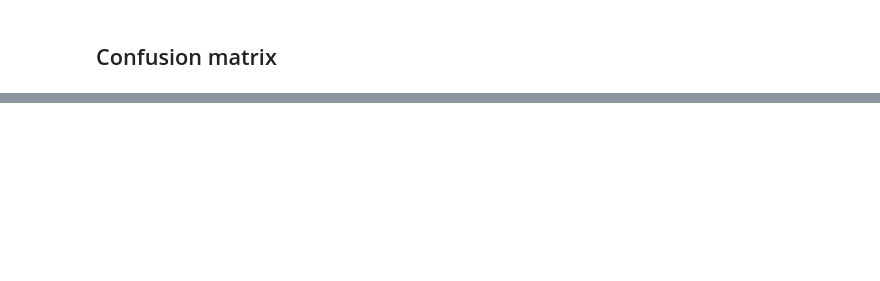
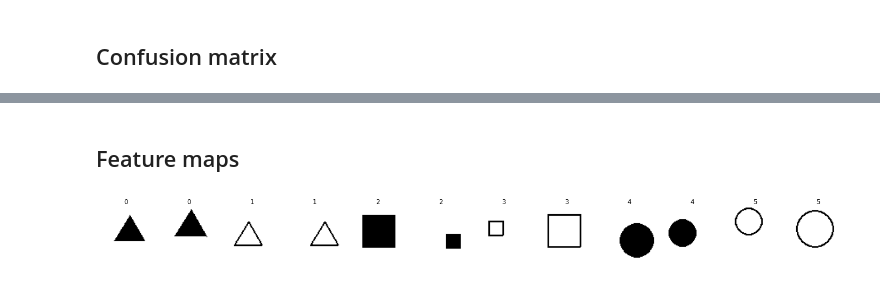
Before and after one commit to steps137/ML, a Jupyter notebook: NN/CNN_Patterns.ipynb, the cells around one changed output, grey strips where cells are left out. Cells and saved outputs as stored; diff of their text form; code cells hidden in the pictures; blank space fills up the shorter version.

```diff
--- a/NN/CNN_Patterns.ipynb
+++ b/NN/CNN_Patterns.ipynb
@@ -446,0 +506,19 @@ classes accuracy: [0.8  1.   0.64 1.   0.44 0.36 0.44 0.6 ]
+# %% [markdown]
+## Feature maps
+# %%
+N_images = NUM_CLASSES*2
+X, Y = create_shapes(NUM_CLASSES, 2)
+X = np.array(X).mean(axis=3, keepdims=True)
+
+inp  = torch.tensor(X, dtype=torch.float32).permute(0, 3, 1, 2)/255.  # channel first
+
+plt.figure(figsize=(25, 5))                   # plot the 16 examples
+for lv in range(1):
+    for i in range(N_images):
+        plt.subplot(1, 12, i+1)
+        plt.title(f"{Y[i]}")
+        plt.imshow(255-X[i].reshape(IMAGE_SIZE), cmap="gray")
+        plt.axis('off')
+plt.show()
+# %% [output]
+[figure, added]
```
Also changed, not shown: parts of 24 cells of this notebook, 31 other files.
